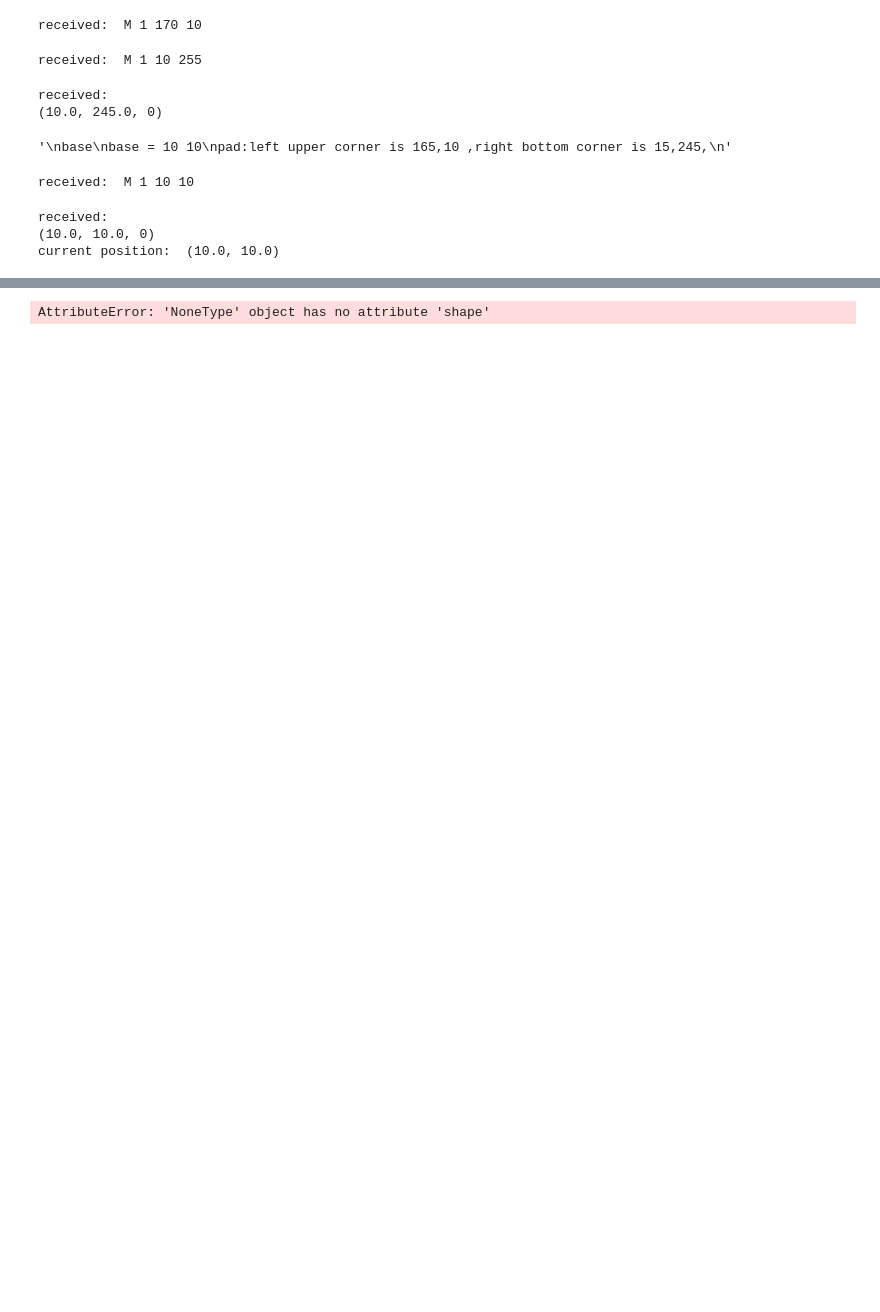
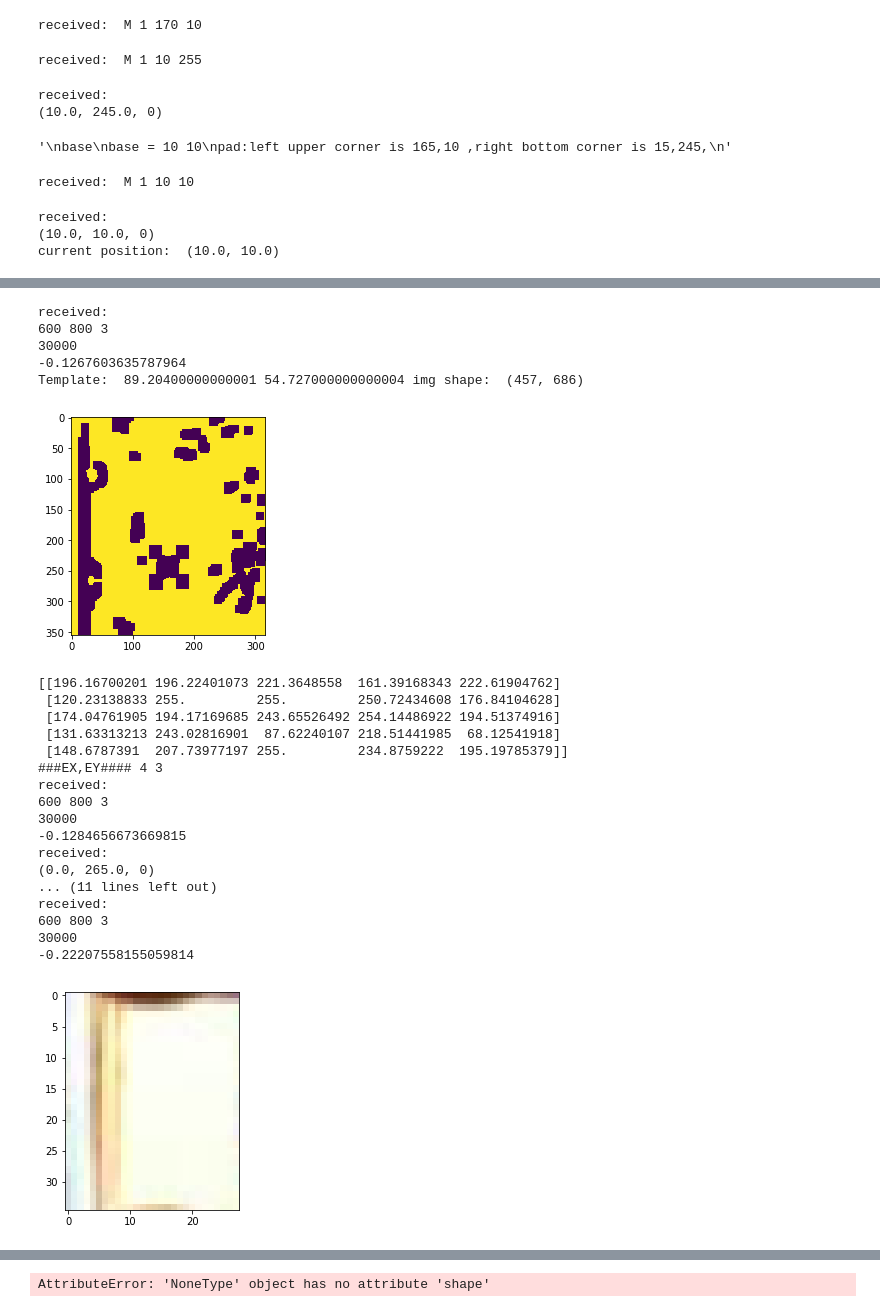
Before and after one commit to yangcyself/JagsawCambot, a Jupyter notebook: pyCyberCtl/Playgame.ipynb, the cells around one changed output, grey strips where cells are left out. Cells and saved outputs as stored; diff of their text form; code cells hidden in the pictures; blank space fills up the shorter version.

```diff
--- a/pyCyberCtl/Playgame.ipynb
+++ b/pyCyberCtl/Playgame.ipynb
@@ -294,0 +378,28 @@ received:
+# %%
+for i in range(25):
+    ply.playOneStep()
+# %% [output]
+received:
+600 800 3
+30000
+-0.1267603635787964
+Template:  89.20400000000001 54.727000000000004 img shape:  (457, 686)
+[figure, added]
+[[196.16700201 196.22401073 221.3648558  161.39168343 222.61904762]
+ [120.23138833 255.         255.         250.72434608 176.84104628]
+ [174.04761905 194.17169685 243.65526492 254.14486922 194.51374916]
+ [131.63313213 243.02816901  87.62240107 218.51441985  68.12541918]
+ [148.6787391  207.73977197 255.         234.8759222  195.19785379]]
+###EX,EY#### 4 3
+received:
+600 800 3
+30000
+-0.1284656673669815
+received:
+(0.0, 265.0, 0)
+... (11 lines left out)
+received:
+600 800 3
+30000
+-0.22207558155059814
+[figure, added]
```
Also changed, not shown: parts of 13 cells of this notebook, 5 other files.
